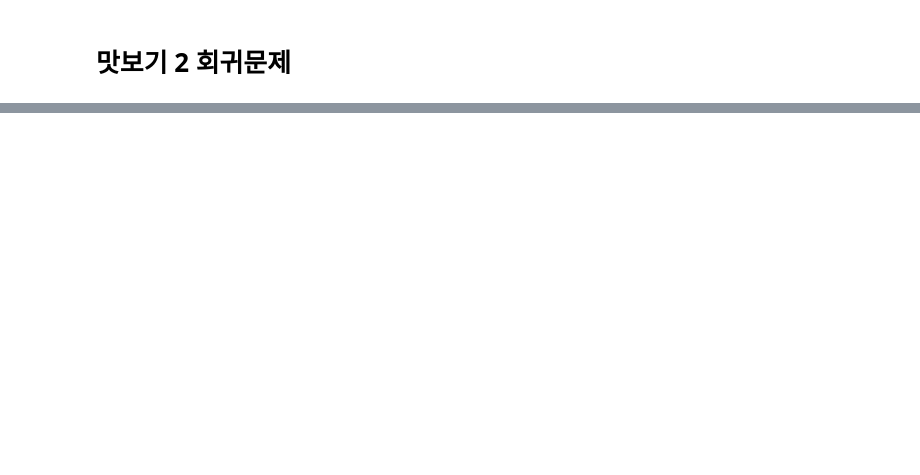
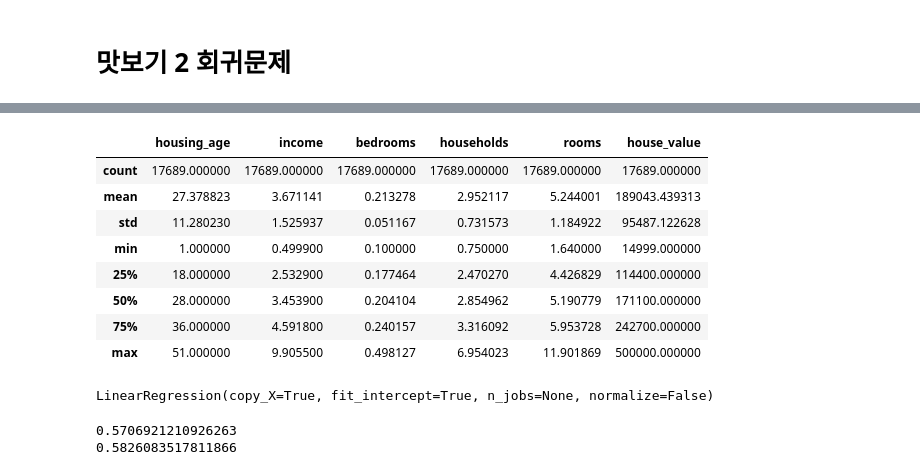
Before and after one commit to holdenkim/codingT, a Jupyter notebook: BBGS_Part3.ipynb, the cells around one changed output, grey strips where cells are left out. Drawn from its saved outputs; the diff is of its cells as text; code cells hidden in the pictures; blank space fills up the shorter version.

```diff
--- a/BBGS_Part3.ipynb
+++ b/BBGS_Part3.ipynb
@@ -165,0 +222,2 @@ weighted avg       0.96      0.96      0.96       171
+# %%
+data = pd.read_csv('house_price.csv')
@@ -165,0 +246,12 @@ weighted avg       0.96      0.96      0.96       171
+# %%
+data.describe()
+# %% [output]
+|  | housing_age | income | bedrooms | households | rooms | house_value |
+| count | 17689.000000 | 17689.000000 | 17689.000000 | 17689.000000 | 17689.000000 | 17689.000000 |
+| mean | 27.378823 | 3.671141 | 0.213278 | 2.952117 | 5.244001 | 189043.439313 |
+| std | 11.280230 | 1.525937 | 0.051167 | 0.731573 | 1.184922 | 95487.122628 |
+| min | 1.000000 | 0.499900 | 0.100000 | 0.750000 | 1.640000 | 14999.000000 |
+| 25% | 18.000000 | 2.532900 | 0.177464 | 2.470270 | 4.426829 | 114400.000000 |
+| 50% | 28.000000 | 3.453900 | 0.204104 | 2.854962 | 5.190779 | 171100.000000 |
+| 75% | 36.000000 | 4.591800 | 0.240157 | 3.316092 | 5.953728 | 242700.000000 |
+| max | 51.000000 | 9.905500 | 0.498127 | 6.954023 | 11.901869 | 500000.000000 |
@@ -165,0 +264,12 @@ weighted avg       0.96      0.96      0.96       171
+# %%
+from sklearn.linear_model import LinearRegression
+model = LinearRegression()
+model.fit(X_train, y_train)
+# %% [output]
+LinearRegression(copy_X=True, fit_intercept=True, n_jobs=None, normalize=False)
+# %%
+print(model.score(X_train, y_train))
+print(model.score(X_test, y_test))
+# %% [output]
+0.5706921210926263
+0.5826083517811866
```
Also changed, not shown: parts of 10 cells of this notebook.
